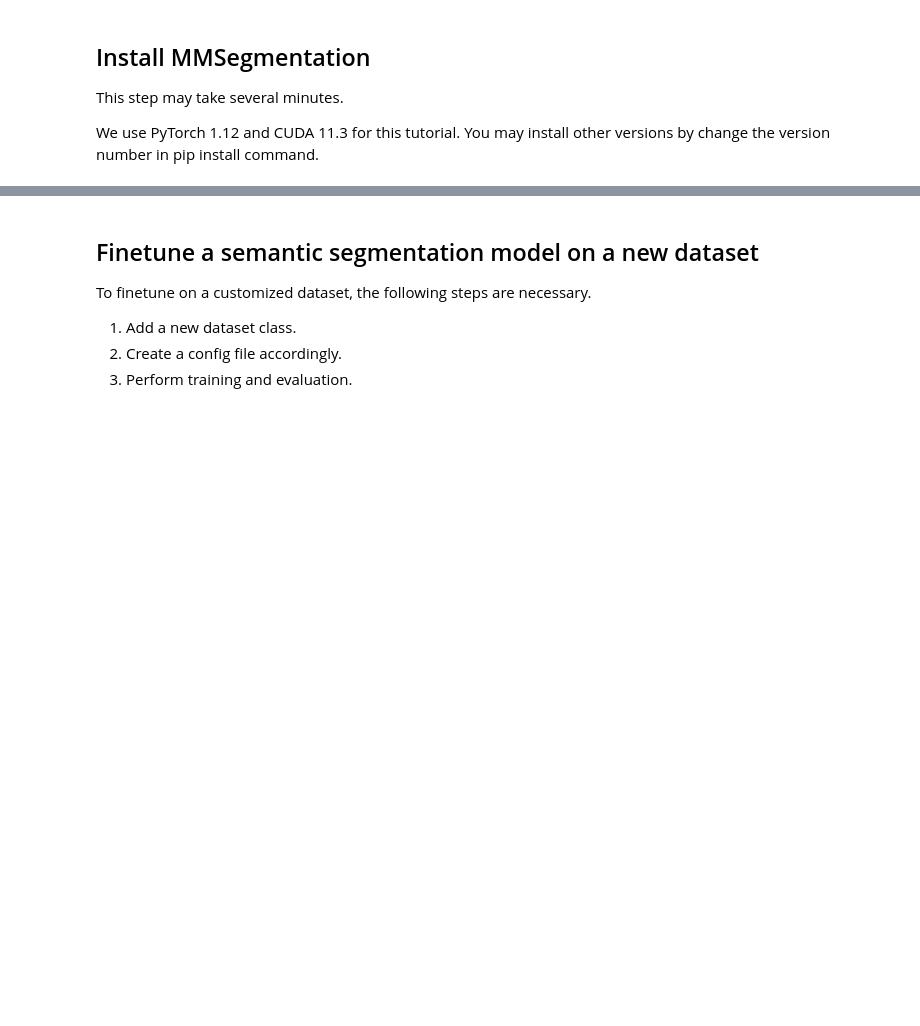
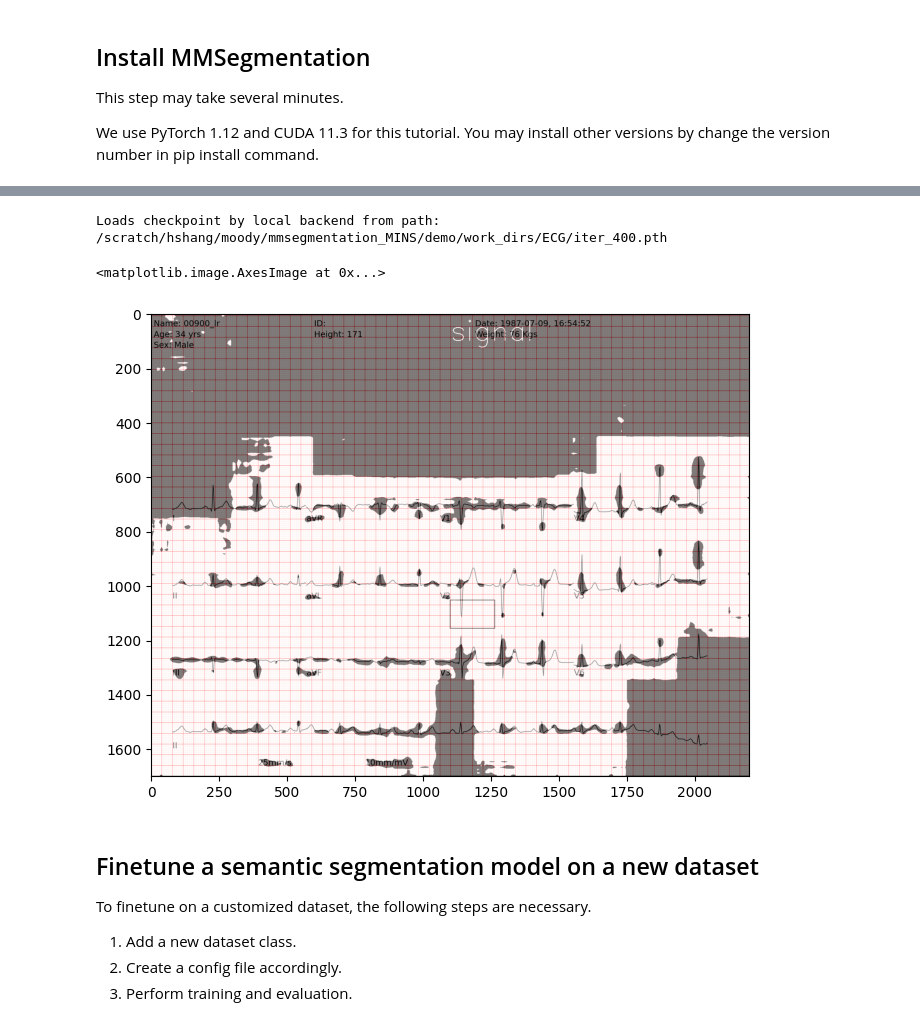
Before and after one commit to MINSMoody/mmsegmentation_MINS, a Jupyter notebook: demo/ECGSegmentation_Tutorial.ipynb, the cells around one changed output, grey strips where cells are left out. Saved outputs shown, nothing was run; the diff lists cells and outputs as text; code cells hidden in the pictures; blank space fills up the shorter version.

```diff
--- a/demo/ECGSegmentation_Tutorial.ipynb
+++ b/demo/ECGSegmentation_Tutorial.ipynb
@@ -33,3 +128,23 @@ print(mmseg.__version__)
+# %%
+from mmseg.apis import init_model, inference_model, show_result_pyplot
+import matplotlib.pyplot as plt
+import mmcv
+
+
+
+# Init the model from the config and the checkpoint
+checkpoint_path = '/scratch/hshang/moody/mmsegmentation_MINS/demo/work_dirs/ECG/iter_400.pth'
+model = init_model(cfg, checkpoint_path, 'cuda:0')
+
+img = mmcv.imread('ECGData copy/images/00900_lr-0.png')
+result = inference_model(model, img)
+plt.figure(figsize=(8, 6))
+vis_result = show_result_pyplot(model, img, result)
+plt.imshow(mmcv.bgr2rgb(vis_result))
+# %% [output]
+Loads checkpoint by local backend from path: /scratch/hshang/moody/mmsegmentation_MINS/demo/work_dirs/ECG/iter_400.pth
+<matplotlib.image.AxesImage at 0x...>
+[figure, added]
 # %% [markdown]
 ## Finetune a semantic segmentation model on a new dataset
 
```
Also changed, not shown: parts of 9 cells of this notebook, 4 other files.
